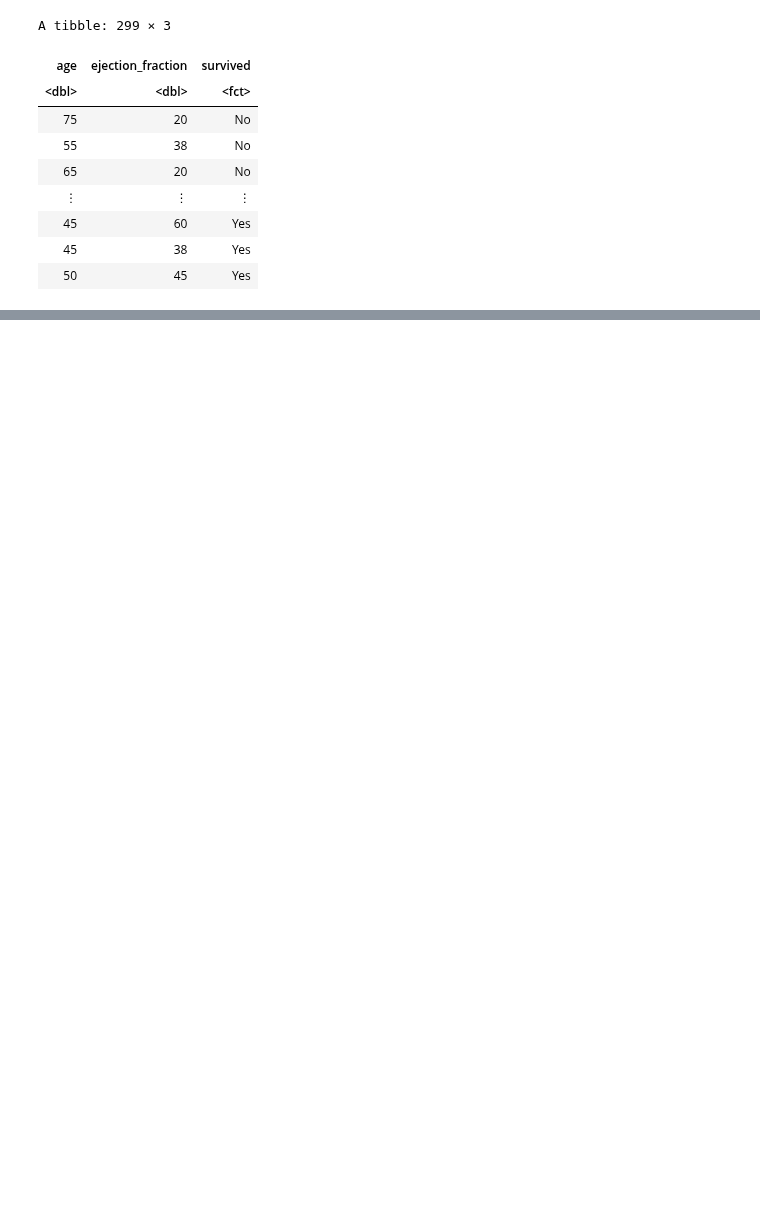
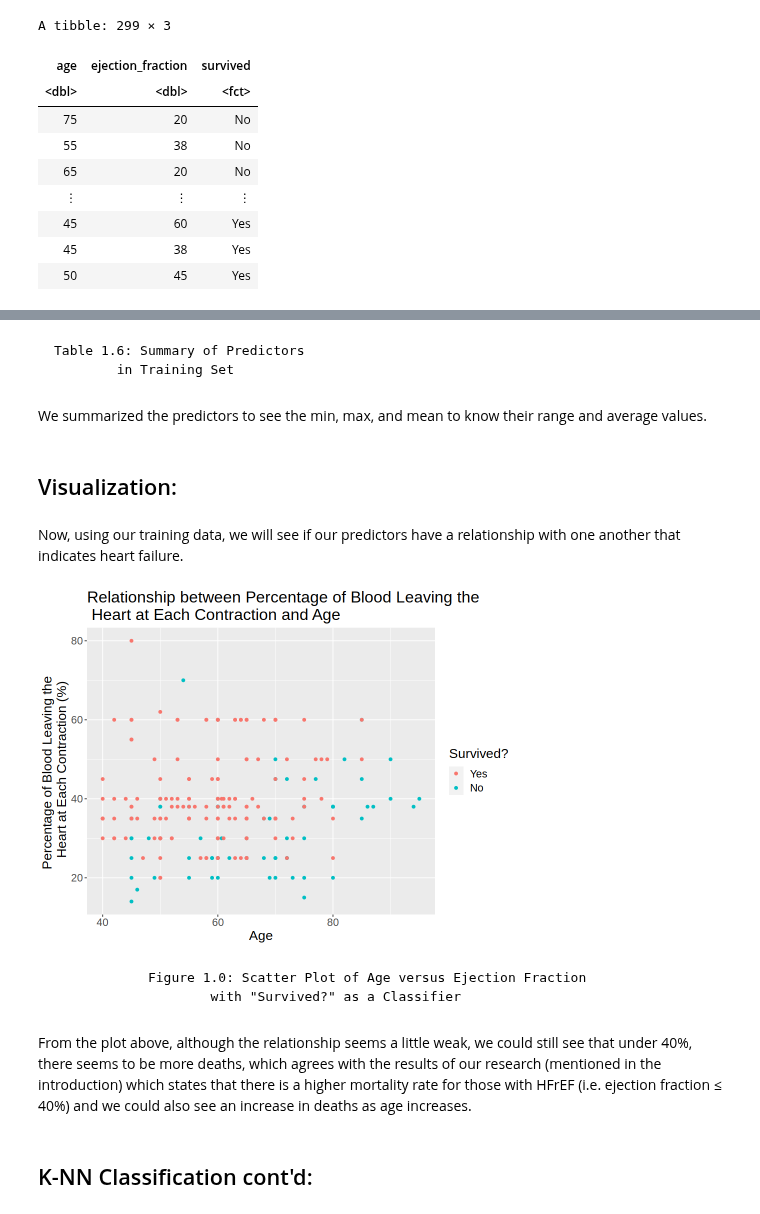
Before and after one commit to KristenisHuaiyi/Data_Science_Project, a Jupyter notebook: Final Report.ipynb, the cells around one changed output, grey strips where cells are left out. Saved outputs shown, nothing was run; the diff lists cells and outputs as text; code cells hidden in the pictures; blank space fills up the shorter version.

```diff
--- a/Final Report.ipynb
+++ b/Final Report.ipynb
@@ -39,8 +39,8 @@ Updating HTML index of packages in '.Library'
 Making 'packages.html' ...
  done
 # %%
-read_data_from_link <- read_csv("https://raw.githubusercontent.com/KristenisHuaiyi/Data_Science_Project/main/data/heart_failure_clinical_records_dataset.csv.xls")
-read_data_from_link
+data_from_link <- read_csv("https://raw.githubusercontent.com/KristenisHuaiyi/Data_Science_Project/main/data/heart_failure_clinical_records_dataset.csv.xls")
+data_from_link
 # %% [output]
 Rows: 299 Columns: 13
 ── Column specification ────────────────────────────────────────────────────────
@@ -62,9 +76,8 @@ A spec_tbl_df: 299 × 13
 # %%
 #wrangling the data by selecting the predictors we would work with and
-#converting the response variable DEATH_EVENT to the factor datatype and renaming it to "survived"
-#converting the predicting variables that has results 0 or 1 to the logical datatype so it shows as TRUE or FALSE
+#converting the response variable (classifier) DEATH_EVENT to the factor datatype and renaming it to "survived"
 
-data_wrangled <- read_data_from_link |>
+data_wrangled <- data_from_link |>
             select(age, ejection_fraction, DEATH_EVENT) |>
             mutate(DEATH_EVENT = as_factor(DEATH_EVENT)) |>
             mutate(DEATH_EVENT = fct_recode(DEATH_EVENT, "Yes" = "0", "No" = "1")) |>
@@ -84,0 +104,11 @@ A tibble: 299 × 3
+# %%
+#set the random seed in R
+set.seed(1)
+
+#split the data into training set and testing set
+heart_split <- initial_split(data_wrangled, prop = 0.75, strata = survived)
+heart_train <- training(heart_split)
+heart_test <- testing(heart_split)
+
+heart_train
+heart_test
@@ -84,0 +193,32 @@ A tibble: 299 × 3
+# %% [markdown]
+    Table 1.6: Summary of Predictors
+            in Training Set
+# %% [markdown]
+We summarized the predictors to see the min, max, and mean to know their range and average values.
+# %% [markdown]
+## Visualization:
+# %% [markdown]
+Now, using our training data, we will see if our predictors have a relationship with one another that indicates heart failure.
+# %%
+#set our graph to a proper size for visualization
+options(repr.plot.width = 8, repr.plot.height = 6)
+
+#visualize the data with a scatter plot
+train_graph_point <- heart_train |>
+            ggplot(aes(x = age, y = ejection_fraction, color = survived)) +
+            geom_point() +
+            labs(x = "Age",
+                 y = "Percentage of Blood Leaving the \n Heart at Each Contraction (%)",
+                 color = "Survived?") +
+            ggtitle("Relationship between Percentage of Blood Leaving the \n Heart at Each Contraction and Age") +
+            theme(text = element_text(size = 16))
+train_graph_point
+# %% [output]
+[figure, added]
+# %% [markdown]
+                Figure 1.0: Scatter Plot of Age versus Ejection Fraction
+                        with "Survived?" as a Classifier
+# %% [markdown]
+From the plot above, although the relationship seems a little weak, we could still see that under 40%, there seems to be more deaths, which agrees with the results of our research (mentioned in the introduction) which states that there is a higher mortality rate for those with HFrEF (i.e. ejection fraction ≤ 40%) and we could also see an increase in deaths as age increases.
+# %% [markdown]
+## K-NN Classification cont'd:
```
Also changed, not shown: parts of 28 cells of this notebook.
